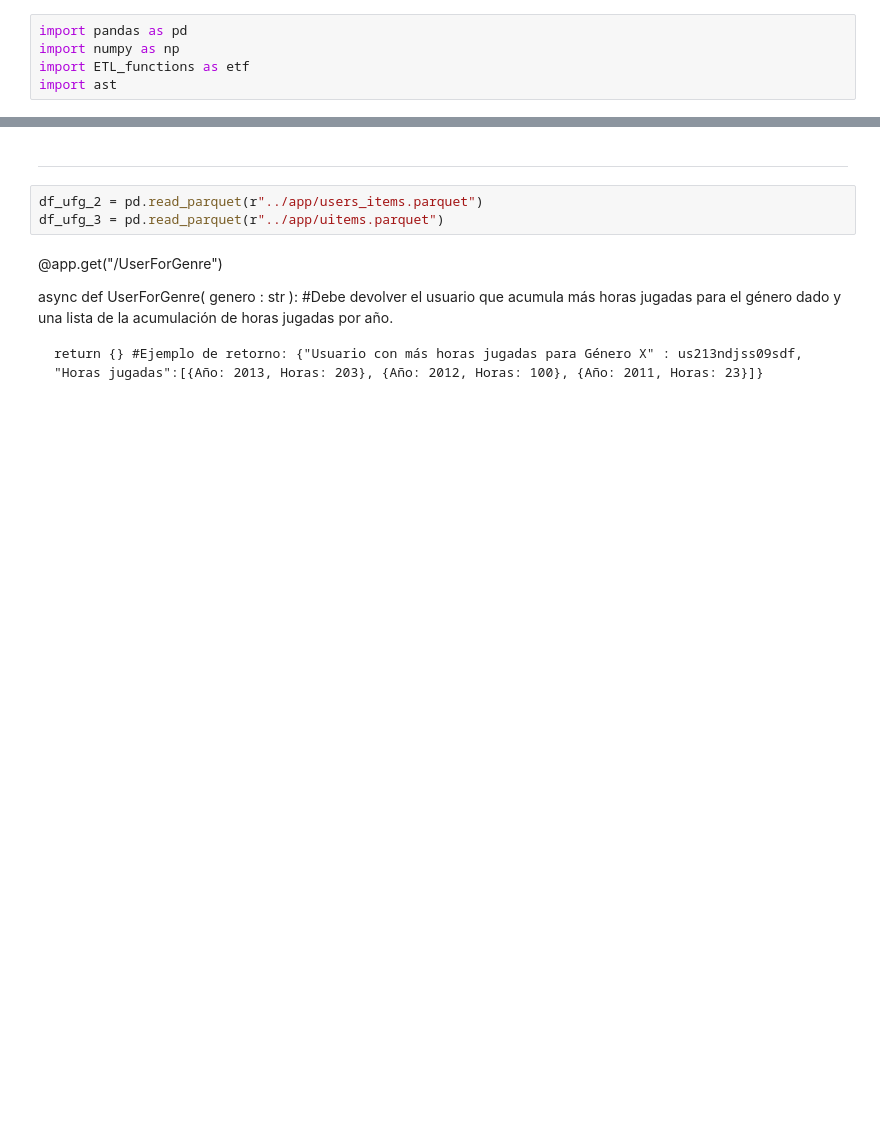
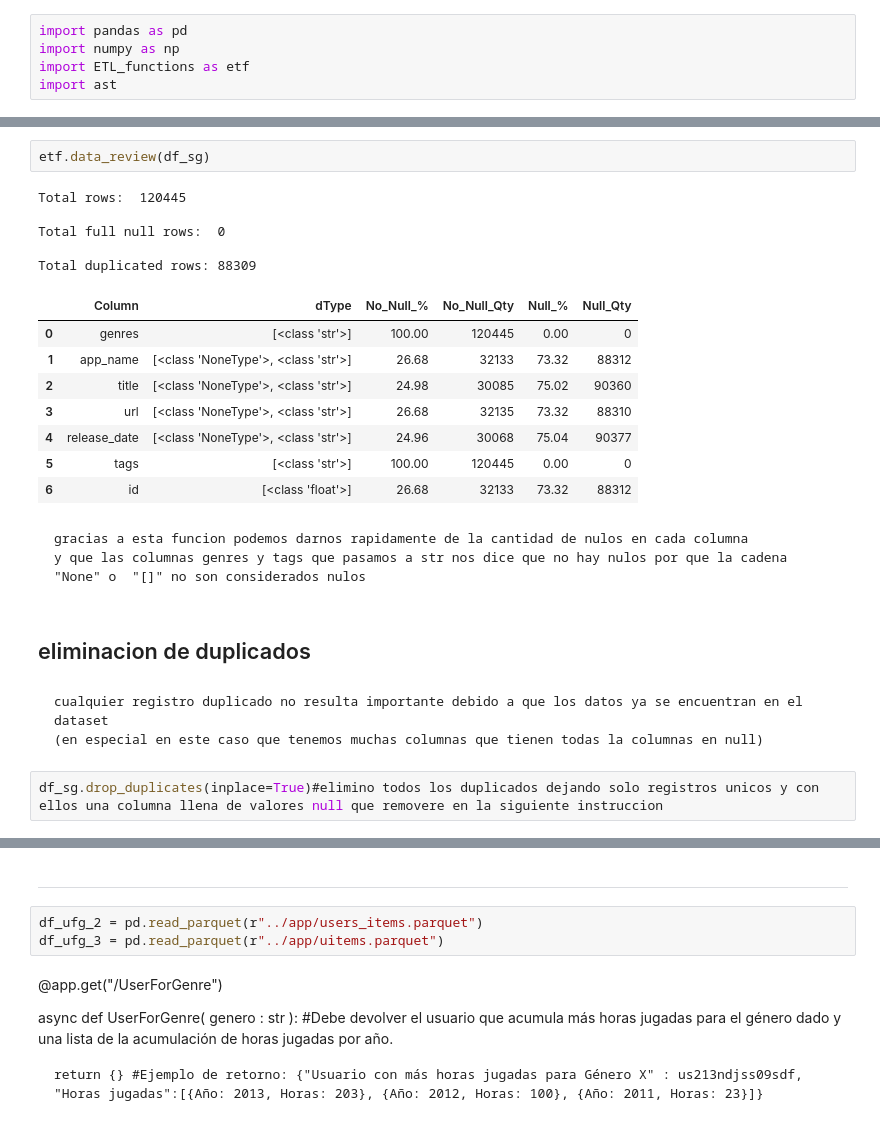
Before and after one commit to tDelbarco/PI_ML_OPS, a Jupyter notebook: ETL_&_EDA/user_for_genre.ipynb, the cells around one changed output, grey strips where cells are left out. Saved outputs shown, nothing was run; the diff lists cells and outputs as text; blank space fills up the shorter version.

```diff
--- a/ETL_&_EDA/user_for_genre.ipynb
+++ b/ETL_&_EDA/user_for_genre.ipynb
@@ -7,0 +61,26 @@ df_ufg_1 = pd.read_json(r"../Datasets/steam_games.json/output_steam_games.json"
+# %%
+etf.data_review(df_sg)
+# %% [output]
+Total rows:  120445
+
+Total full null rows:  0
+
+Total duplicated rows: 88309
+|  | Column | dType | No_Null_% | No_Null_Qty | Null_% | Null_Qty |
+| 0 | genres | [<class 'str'>] | 100.00 | 120445 | 0.00 | 0 |
+| 1 | app_name | [<class 'NoneType'>, <class 'str'>] | 26.68 | 32133 | 73.32 | 88312 |
+| 2 | title | [<class 'NoneType'>, <class 'str'>] | 24.98 | 30085 | 75.02 | 90360 |
+| 3 | url | [<class 'NoneType'>, <class 'str'>] | 26.68 | 32135 | 73.32 | 88310 |
+| 4 | release_date | [<class 'NoneType'>, <class 'str'>] | 24.96 | 30068 | 75.04 | 90377 |
+| 5 | tags | [<class 'str'>] | 100.00 | 120445 | 0.00 | 0 |
+| 6 | id | [<class 'float'>] | 26.68 | 32133 | 73.32 | 88312 |
+# %% [markdown]
+    gracias a esta funcion podemos darnos rapidamente de la cantidad de nulos en cada columna
+    y que las columnas genres y tags que pasamos a str nos dice que no hay nulos por que la cadena  "None" o  "[]" no son considerados nulos
+# %% [markdown]
+##  eliminacion de duplicados
+# %% [markdown]
+    cualquier registro duplicado no resulta importante debido a que los datos ya se encuentran en el dataset
+    (en especial en este caso que tenemos muchas columnas que tienen todas la columnas en null)
+# %%
+df_sg.drop_duplicates(inplace=True)#elimino todos los duplicados dejando solo registros unicos y con ellos una columna llena de valores null que removere en la siguiente instruccion
```
Also changed, not shown: parts of 38 cells of this notebook, 6 other files.
